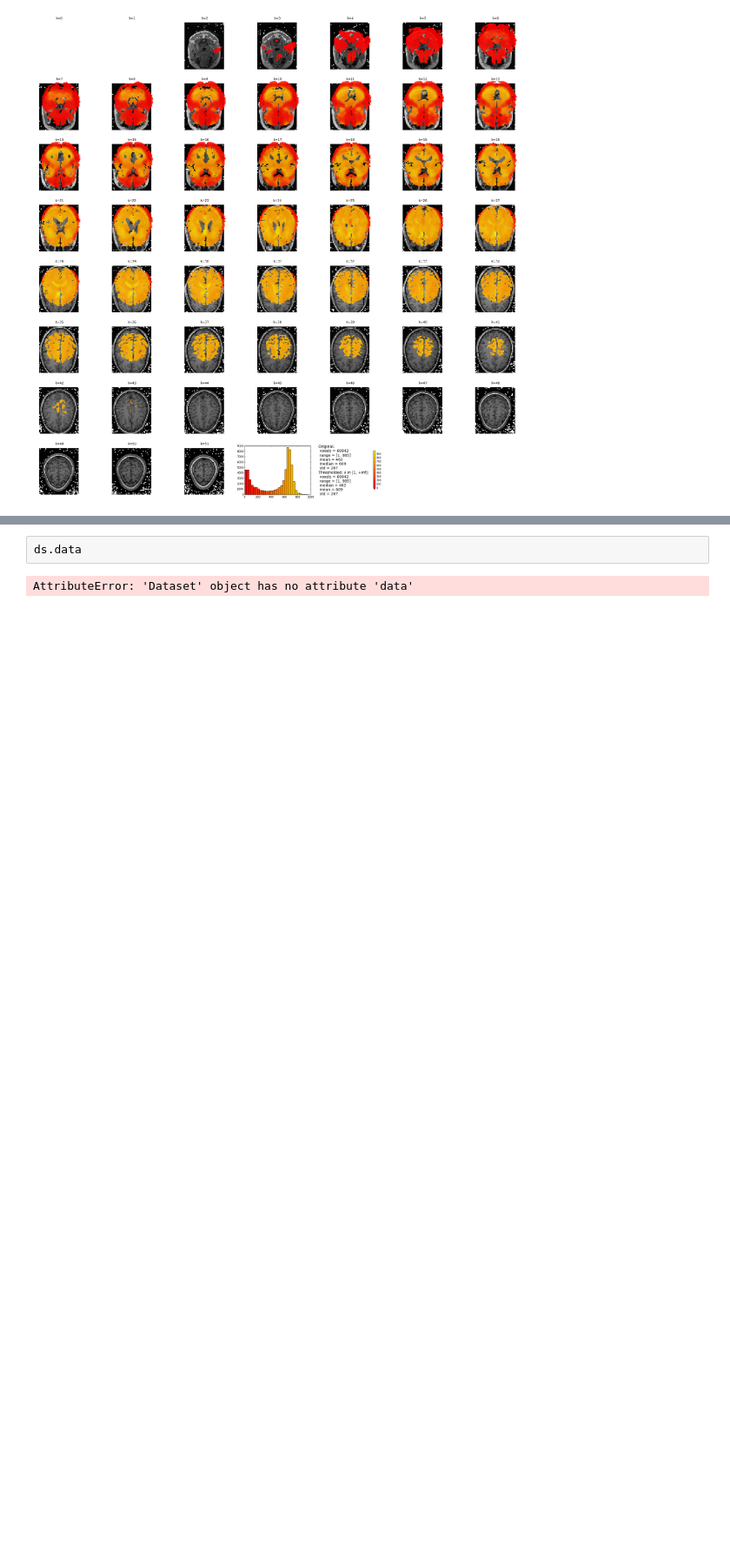
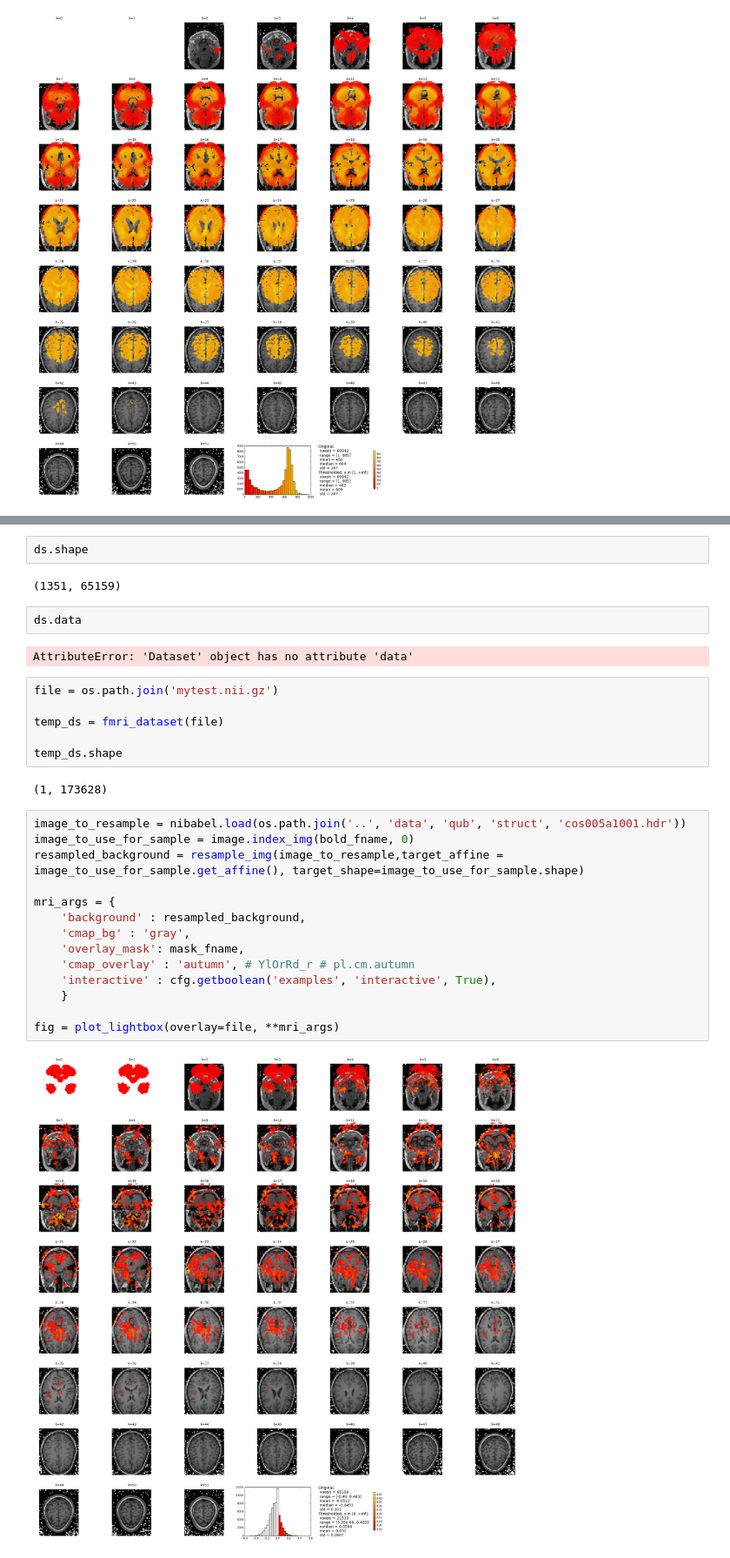
Before and after one commit to niallmcs/brainProject, a Jupyter notebook: brain_project/PyMVPA Overlay Test.ipynb, the cells around one changed output, grey strips where cells are left out. Shown at 87% size. Saved outputs shown, nothing was run; the diff lists cells and outputs as text; blank space fills up the shorter version.

```diff
--- a/brain_project/PyMVPA Overlay Test.ipynb
+++ b/brain_project/PyMVPA Overlay Test.ipynb
@@ -125,4 +129,32 @@ fig = plot_lightbox(overlay=overlay_data, **mri_args)
+# %%
+ds.shape
+# %% [output]
+(1351, 65159)
 # %%
 ds.data
 # %% [output]
 AttributeError: 'Dataset' object has no attribute 'data'
+# %%
+file = os.path.join('mytest.nii.gz')
+
+temp_ds = fmri_dataset(file)
+
+temp_ds.shape
+# %% [output]
+(1, 173628)
+# %%
+image_to_resample = nibabel.load(os.path.join('..', 'data', 'qub', 'struct', 'cos005a1001.hdr'))
+image_to_use_for_sample = image.index_img(bold_fname, 0)
+resampled_background = resample_img(image_to_resample,target_affine = image_to_use_for_sample.get_affine(), target_shape=image_to_use_for_sample.shape)
+
+mri_args = {
+    'background' : resampled_background,
+    'cmap_bg' : 'gray',
+    'overlay_mask': mask_fname,
+    'cmap_overlay' : 'autumn', # YlOrRd_r # pl.cm.autumn
+    'interactive' : cfg.getboolean('examples', 'interactive', True),
+    }
+
+fig = plot_lightbox(overlay=file, **mri_args)
+# %% [output]
+[figure, added]
```
Also changed, not shown: parts of 1 cell of this notebook, 3 other files.
